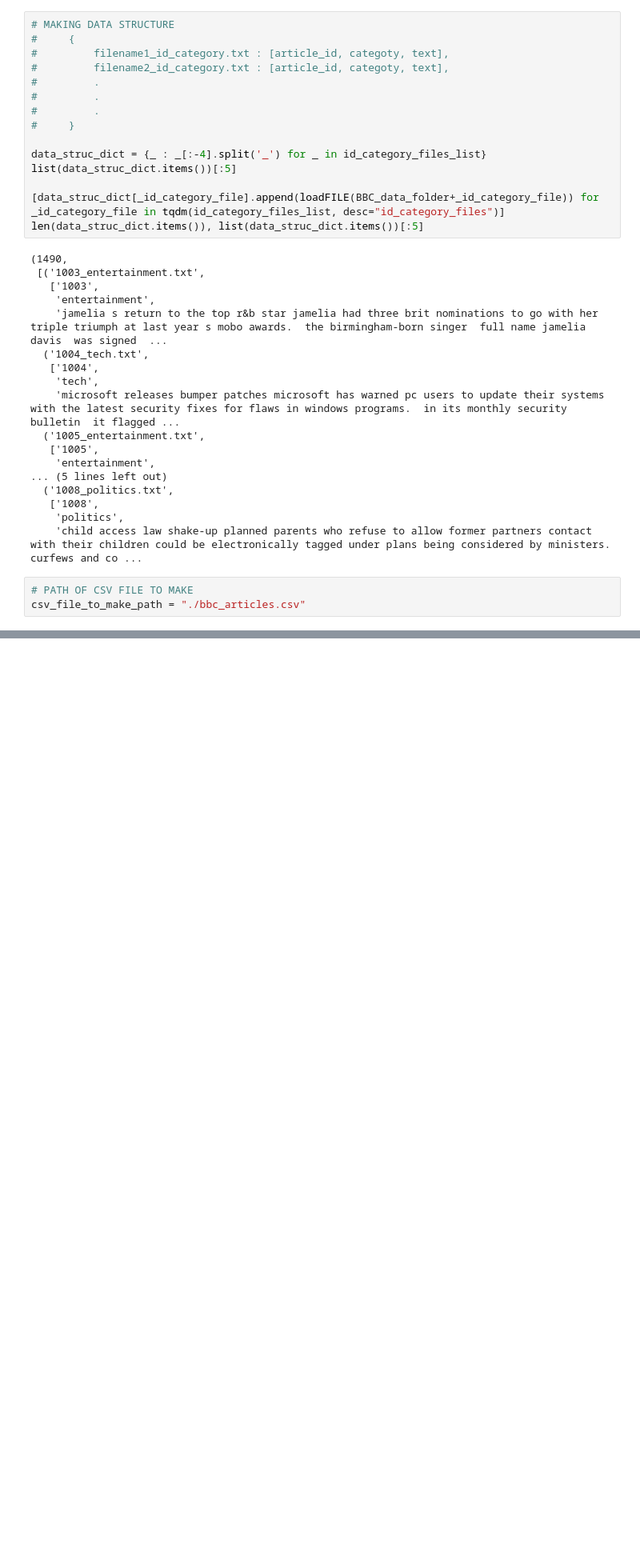
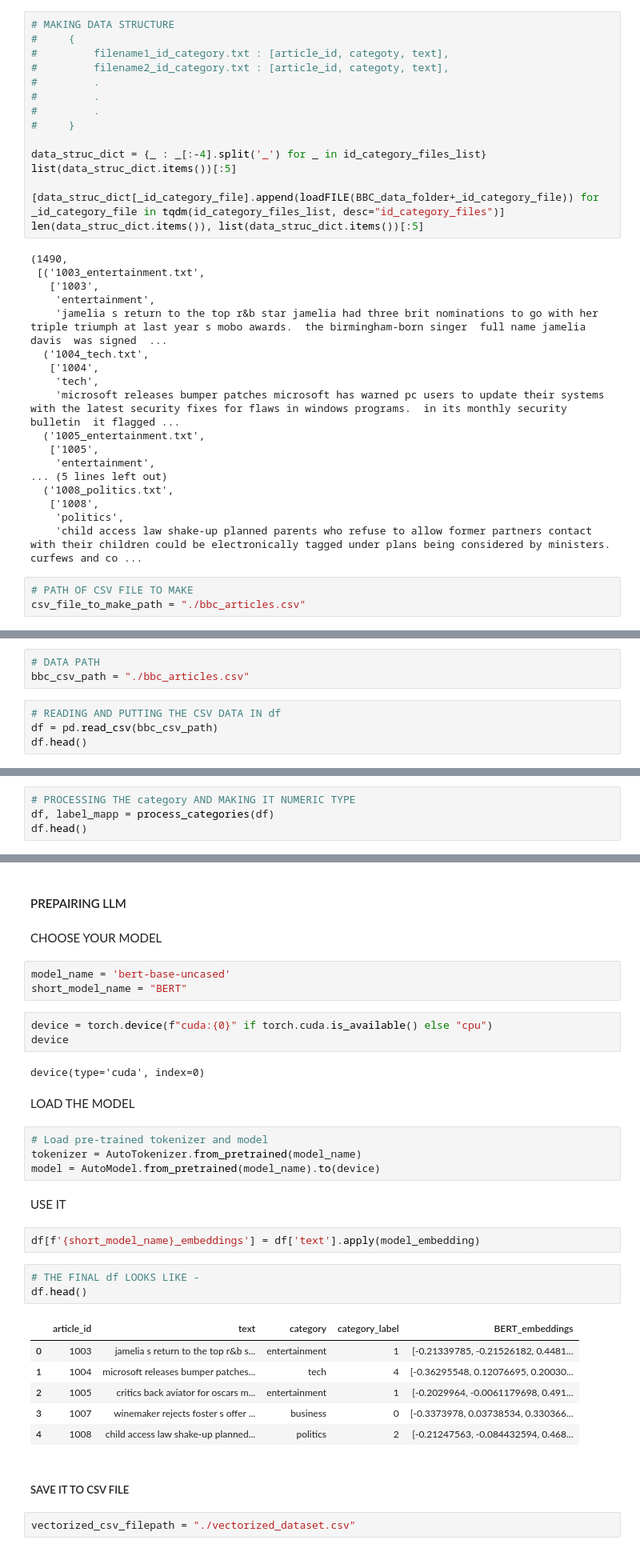
Before and after one commit to HappyBravo/IISc_selectionProblems, a Jupyter notebook: problem2.ipynb, the cells around one changed output, grey strips where cells are left out. Shown at 80% size. Cells and saved outputs as stored; diff of their text form; blank space fills up the shorter version.

```diff
--- a/problem2.ipynb
+++ b/problem2.ipynb
@@ -175,0 +237,7 @@ CSV file with filename - 'bbc_articles.csv' exists !!!
+# %%
+# DATA PATH
+bbc_csv_path = "./bbc_articles.csv"
+# %%
+# READING AND PUTTING THE CSV DATA IN df
+df = pd.read_csv(bbc_csv_path)
+df.head()
@@ -175,0 +251,4 @@ CSV file with filename - 'bbc_articles.csv' exists !!!
+# %%
+# PROCESSING THE category AND MAKING IT NUMERIC TYPE
+df, label_mapp = process_categories(df)
+df.head()
@@ -175,0 +278,36 @@ CSV file with filename - 'bbc_articles.csv' exists !!!
+# %% [markdown]
+#### PREPAIRING LLM
+# %% [markdown]
+CHOOSE YOUR MODEL
+# %%
+model_name = 'bert-base-uncased'
+short_model_name = "BERT"
+# %%
+device = torch.device(f"cuda:{0}" if torch.cuda.is_available() else "cpu")
+device
+# %% [output]
+device(type='cuda', index=0)
+# %% [markdown]
+LOAD THE MODEL
+# %%
+# Load pre-trained tokenizer and model
+tokenizer = AutoTokenizer.from_pretrained(model_name)
+model = AutoModel.from_pretrained(model_name).to(device)
+# %% [markdown]
+USE IT
+# %%
+df[f'{short_model_name}_embeddings'] = df['text'].apply(model_embedding)
+# %%
+# THE FINAL df LOOKS LIKE -
+df.head()
+# %% [output]
+|  | article_id | text | category | category_label | BERT_embeddings |
+| 0 | 1003 | jamelia s return to the top r&b s... | entertainment | 1 | [-0.21339785, -0.21526182, 0.4481... |
+| 1 | 1004 | microsoft releases bumper patches... | tech | 4 | [-0.36295548, 0.12076695, 0.20030... |
+| 2 | 1005 | critics back aviator for oscars m... | entertainment | 1 | [-0.2029964, -0.0061179698, 0.491... |
+| 3 | 1007 | winemaker rejects foster s offer ... | business | 0 | [-0.3373978, 0.03738534, 0.330366... |
+| 4 | 1008 | child access law shake-up planned... | politics | 2 | [-0.21247563, -0.084432594, 0.468... |
+# %% [markdown]
+##### SAVE IT TO CSV FILE
+# %%
+vectorized_csv_filepath = "./vectorized_dataset.csv"
```
Also changed, not shown: parts of 14 cells of this notebook, 1 other file.
